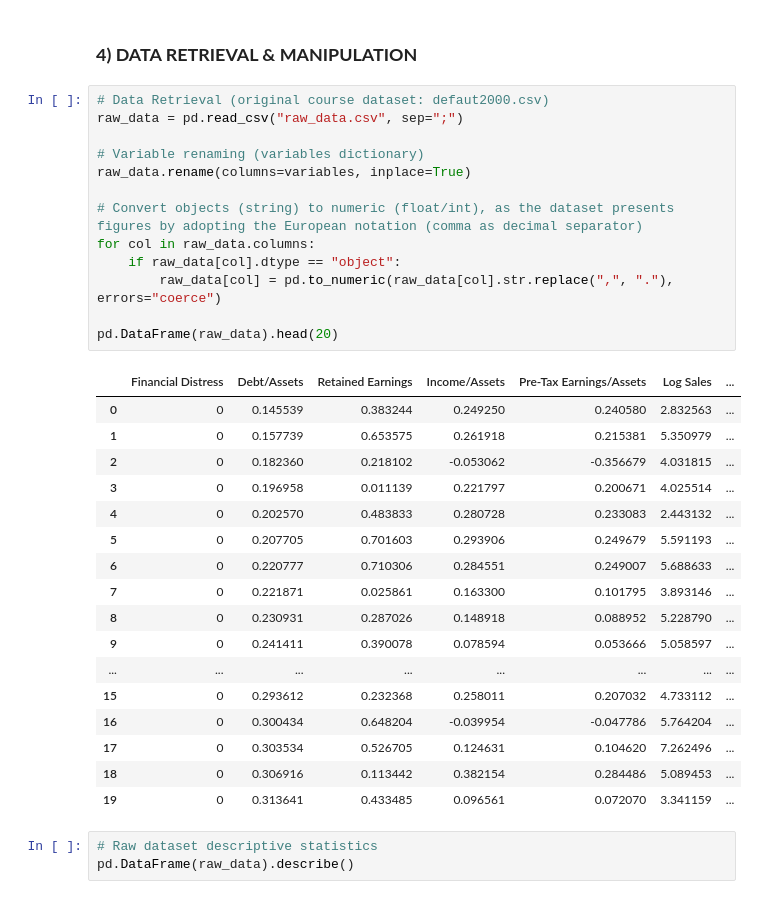
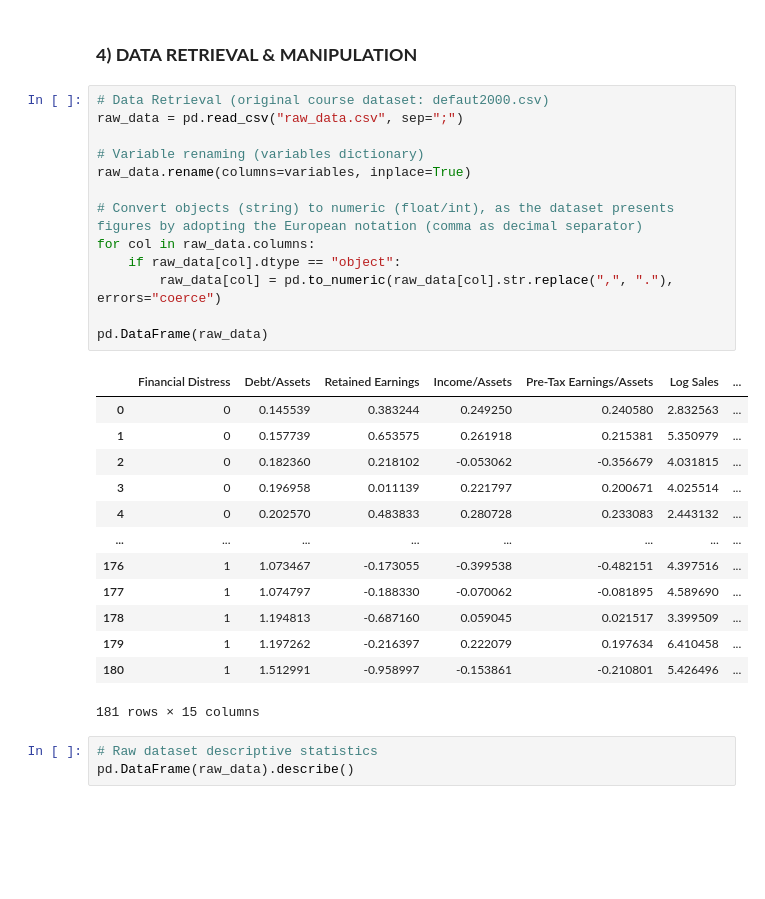
Before and after one commit to EliaLand/sorbonne_FE, a Jupyter notebook: scoring_and_econometrics/SE_assignment1_EliaLandini_codefile.ipynb, the cells around one changed output. Cells and saved outputs as stored; diff of their text form; blank space fills up the shorter version.

```diff
--- a/scoring_and_econometrics/SE_assignment1_EliaLandini_codefile.ipynb
+++ b/scoring_and_econometrics/SE_assignment1_EliaLandini_codefile.ipynb
@@ -85,34 +85,30 @@ warnings.filterwarnings("ignore")
 # %%
 # Data Retrieval (original course dataset: defaut2000.csv)
 raw_data = pd.read_csv("raw_data.csv", sep=";")
 
 # Variable renaming (variables dictionary)
 raw_data.rename(columns=variables, inplace=True)
 
 # Convert objects (string) to numeric (float/int), as the dataset presents figures by adopting the European notation (comma as decimal separator)
 for col in raw_data.columns:
     if raw_data[col].dtype == "object":
         raw_data[col] = pd.to_numeric(raw_data[col].str.replace(",", "."), errors="coerce")
 
-pd.DataFrame(raw_data).head(20)
+pd.DataFrame(raw_data)
 # %% [output]
 |  | Financial Distress | Debt/Assets | Retained Earnings | Income/Assets | Pre-Tax Earnings/Assets | Log Sales | ... |
 | 0 | 0 | 0.145539 | 0.383244 | 0.249250 | 0.240580 | 2.832563 | ... |
 | 1 | 0 | 0.157739 | 0.653575 | 0.261918 | 0.215381 | 5.350979 | ... |
 | 2 | 0 | 0.182360 | 0.218102 | -0.053062 | -0.356679 | 4.031815 | ... |
 | 3 | 0 | 0.196958 | 0.011139 | 0.221797 | 0.200671 | 4.025514 | ... |
 | 4 | 0 | 0.202570 | 0.483833 | 0.280728 | 0.233083 | 2.443132 | ... |
-| 5 | 0 | 0.207705 | 0.701603 | 0.293906 | 0.249679 | 5.591193 | ... |
-| 6 | 0 | 0.220777 | 0.710306 | 0.284551 | 0.249007 | 5.688633 | ... |
-| 7 | 0 | 0.221871 | 0.025861 | 0.163300 | 0.101795 | 3.893146 | ... |
-| 8 | 0 | 0.230931 | 0.287026 | 0.148918 | 0.088952 | 5.228790 | ... |
-| 9 | 0 | 0.241411 | 0.390078 | 0.078594 | 0.053666 | 5.058597 | ... |
 | ... | ... | ... | ... | ... | ... | ... | ... |
-| 15 | 0 | 0.293612 | 0.232368 | 0.258011 | 0.207032 | 4.733112 | ... |
-| 16 | 0 | 0.300434 | 0.648204 | -0.039954 | -0.047786 | 5.764204 | ... |
-| 17 | 0 | 0.303534 | 0.526705 | 0.124631 | 0.104620 | 7.262496 | ... |
-| 18 | 0 | 0.306916 | 0.113442 | 0.382154 | 0.284486 | 5.089453 | ... |
-| 19 | 0 | 0.313641 | 0.433485 | 0.096561 | 0.072070 | 3.341159 | ... |
+| 176 | 1 | 1.073467 | -0.173055 | -0.399538 | -0.482151 | 4.397516 | ... |
+| 177 | 1 | 1.074797 | -0.188330 | -0.070062 | -0.081895 | 4.589690 | ... |
+| 178 | 1 | 1.194813 | -0.687160 | 0.059045 | 0.021517 | 3.399509 | ... |
+| 179 | 1 | 1.197262 | -0.216397 | 0.222079 | 0.197634 | 6.410458 | ... |
+| 180 | 1 | 1.512991 | -0.958997 | -0.153861 | -0.210801 | 5.426496 | ... |
+181 rows × 15 columns
 # %%
 # Raw dataset descriptive statistics
 pd.DataFrame(raw_data).describe()
```
Also changed, not shown: parts of 3 cells of this notebook.
